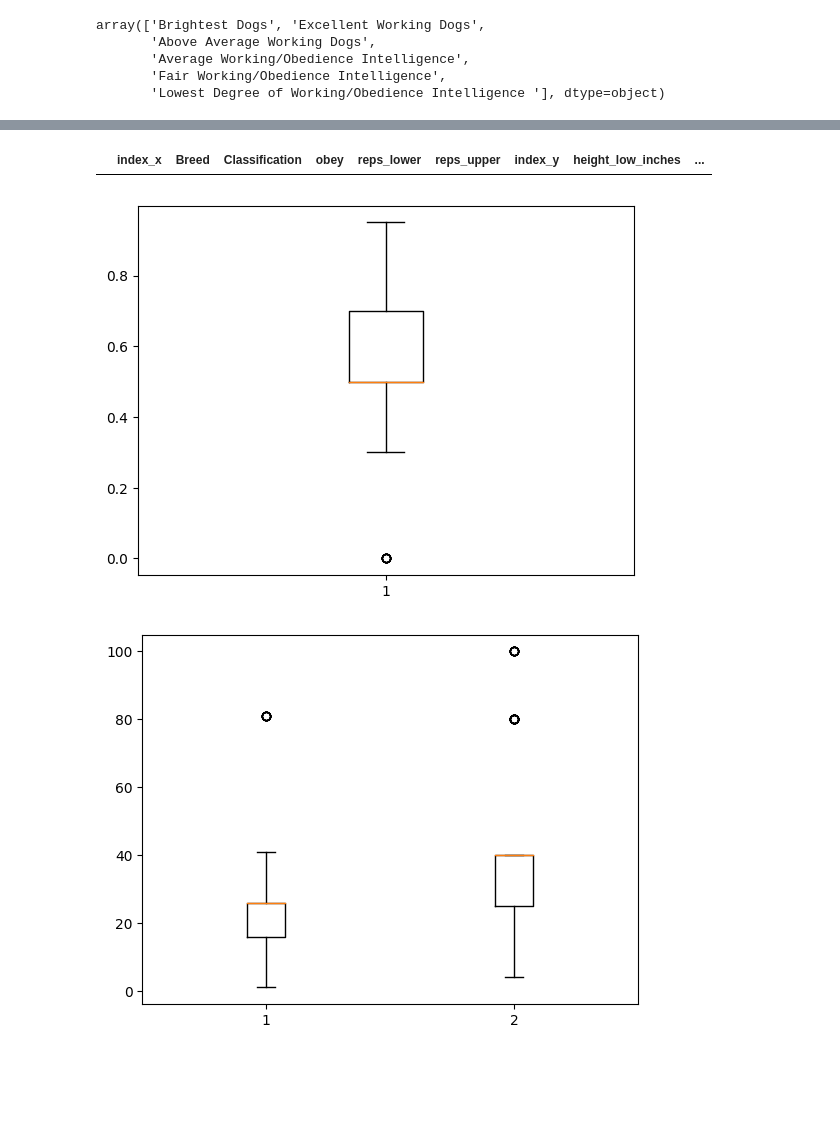
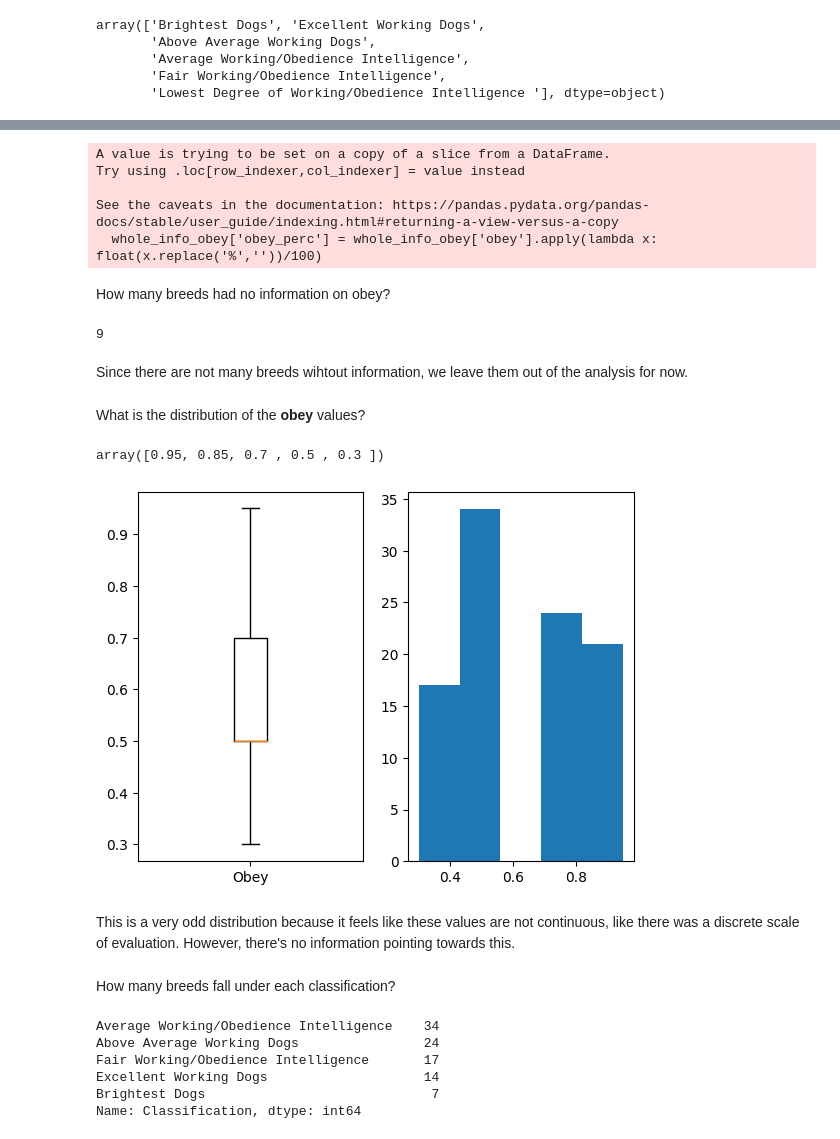
Before and after one commit to hugotorres22/data-analysis, a Jupyter notebook: Dogs Size vs Inteligence/MainAnalysis.ipynb, the cells around one changed output, grey strips where cells are left out. Drawn from its saved outputs; the diff is of its cells as text; code cells hidden in the pictures; blank space fills up the shorter version.

Commit message:
Comments and progress on column analysis

```diff
--- a/Dogs Size vs Inteligence/MainAnalysis.ipynb
+++ b/Dogs Size vs Inteligence/MainAnalysis.ipynb
@@ -36,2 +46,3 @@ dog_info.head()
 # %%
 whole_info = dog_info.merge(breed_info, on='Breed')
+whole_info.drop(['index_x','index_y'], axis=1, inplace=True)
@@ -71,5 +109,3 @@ array(['Brightest Dogs', 'Excellent Working Dogs',
        'Average Working/Obedience Intelligence',
        'Fair Working/Obedience Intelligence',
        'Lowest Degree of Working/Obedience Intelligence '], dtype=object)
-# %%
-whole_info['obey'] = whole_info['obey'].fillna('0%')
@@ -76,4 +114,11 @@ whole_info['obey'] = whole_info['obey'].fillna('0%')
+# %%
+whole_info_na_obey = whole_info[whole_info['obey'].isna()]
+whole_info_obey = whole_info[~whole_info['obey'].isna()]
 # %%
-whole_info[whole_info['obey'].apply(lambda x: isinstance(x,float))]
+whole_info_obey['obey_perc'] = whole_info_obey['obey'].apply(lambda x: float(x.replace('%',''))/100)
 # %% [output]
-|  | index_x | Breed | Classification | obey | reps_lower | reps_upper | index_y | height_low_inches | ... |
+A value is trying to be set on a copy of a slice from a DataFrame.
+Try using .loc[row_indexer,col_indexer] = value instead
+
+See the caveats in the documentation: https://pandas.pydata.org/pandas-docs/stable/user_guide/indexing.html#returning-a-view-versus-a-copy
+  whole_info_obey['obey_perc'] = whole_info_obey['obey'].apply(lambda x: float(x.replace('%',''))/100)
@@ -82,12 +125,35 @@ whole_info['obey_perc'] = whole_info['obey'].apply(lambda x: float(x.replace('%'
+# %% [markdown]
+How many breeds had no information on obey?
+# %%
+whole_info_na_obey['Breed'].count()
+# %% [output]
+9
+# %% [markdown]
+Since there are not many breeds wihtout information, we leave them out of the analysis for now.
+# %% [markdown]
+What is the distribution of the **obey** values?
+# %%
+whole_info_obey['obey_perc'].unique()
+# %% [output]
+array([0.95, 0.85, 0.7 , 0.5 , 0.3 ])
 # %%
-fig, ax = plt.subplots()
-ax.boxplot(whole_info['obey_perc'])
+fig, ax = plt.subplots(1,2)
+ax[0].boxplot(whole_info_obey['obey_perc'])
+ax[0].set_xticklabels(['Obey'])
+ax[1].hist(x=whole_info_obey['obey_perc'], bins=5)
 plt.show()
 # %% [output]
-[figure, old version]
+[figure, new version]
-# %%
-fig, ax = plt.subplots()
-ax.boxplot([whole_info['reps_lower'],whole_info['reps_upper']])
-plt.show()
-# %% [output]
-[figure, removed]
+# %% [markdown]
+This is a very odd distribution because it feels like these values are not continuous, like there was a discrete scale of evaluation. However, there's no information pointing towards this.
+# %% [markdown]
+How many breeds fall under each classification?
+# %%
+whole_info_obey['Classification'].value_counts().sort_values(ascending=False)
+# %% [output]
+Average Working/Obedience Intelligence    34
+Above Average Working Dogs                24
+Fair Working/Obedience Intelligence       17
+Excellent Working Dogs                    14
+Brightest Dogs                             7
+Name: Classification, dtype: int64
```
Also changed, not shown: parts of 27 cells of this notebook.
